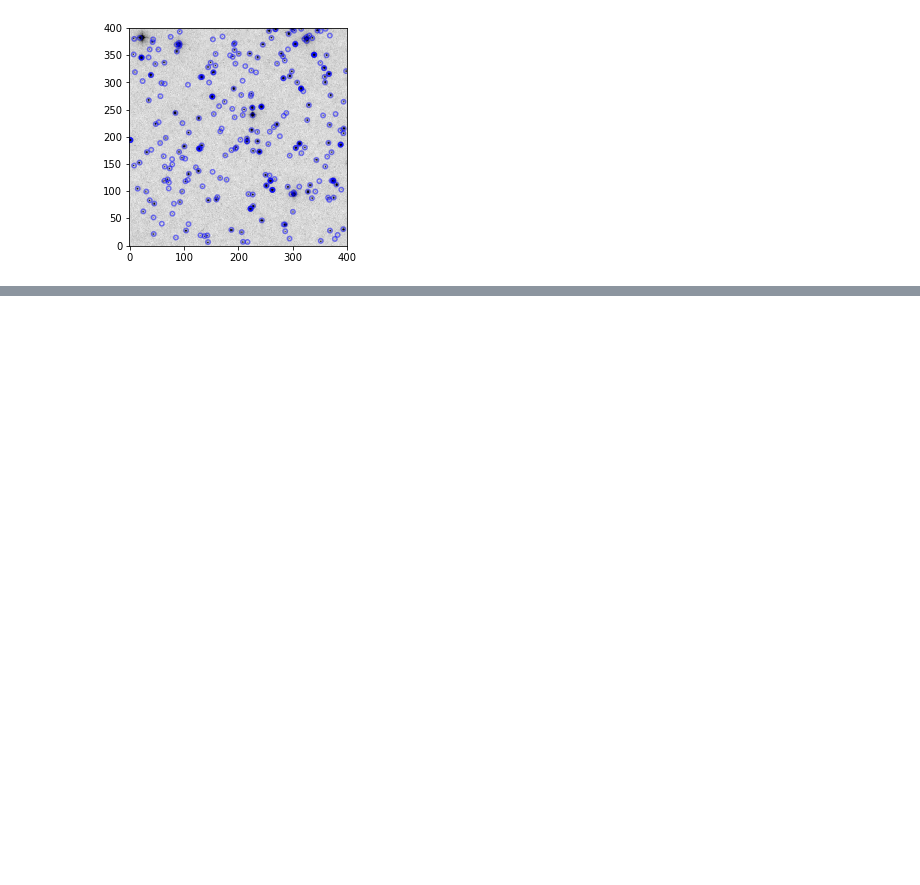
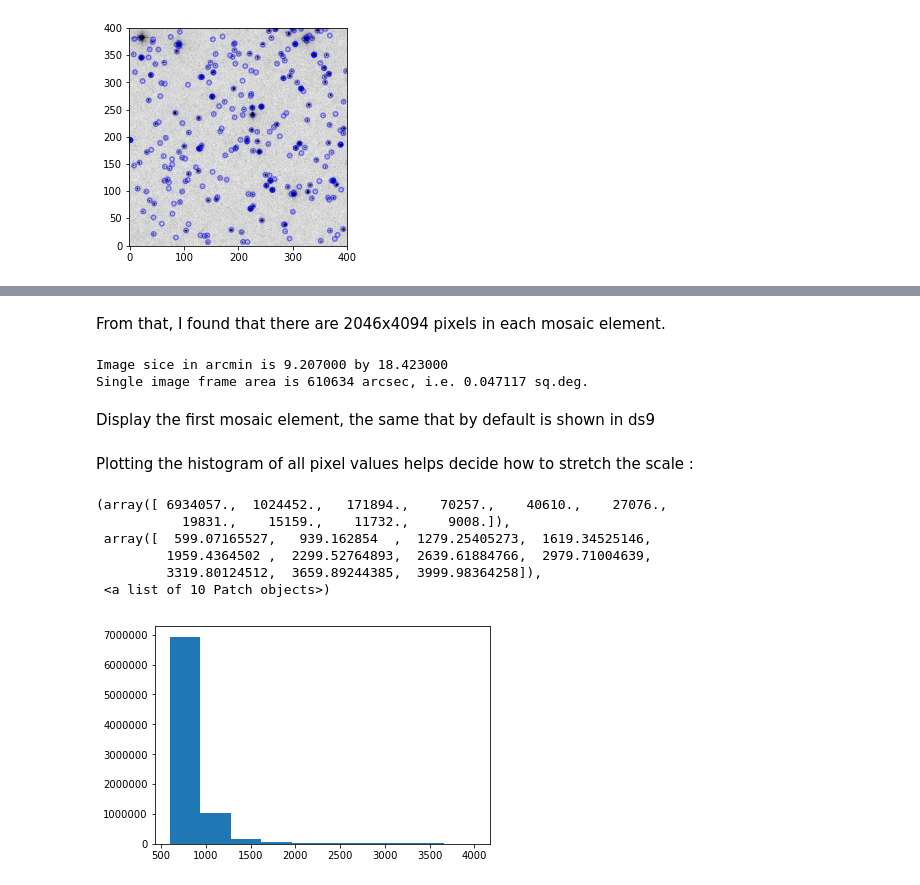
Before and after one commit to suberlak/crowded_fields, a Jupyter notebook: code/source_counting.ipynb, the cells around one changed output, grey strips where cells are left out. Cells and saved outputs as stored; diff of their text form; code cells hidden in the pictures; blank space fills up the shorter version.

```diff
--- a/code/source_counting.ipynb
+++ b/code/source_counting.ipynb
@@ -160,0 +115,17 @@ Seems wrong...
+# %% [markdown]
+From that, I found that there are  2046x4094 pixels in each mosaic element.
+# %%
+x_px_scale = hdu[0].header['PIXSCAL1']  # arcsec / pixel
+y_px_scale = hdu[0].header['PIXSCAL2']
+x_n_pixels = hdu[1].header['NAXIS1']
+y_n_pixels = hdu[1].header['NAXIS2']
+x_arcsec = x_n_pixels * x_px_scale
+y_arcsec = y_n_pixels * y_px_scale
+print('Image size in arcmin is %f by %f'%(x_arcsec / 60, y_arcsec / 60 ))
+area_size_sq_arcsec = x_arcsec * y_arcsec
+area_size_sq_deg = area_size_sq_arcsec / (3600 * 3600)
+print('Single image frame area is %d arcsec, i.e. %f sq.deg.' %(area_size_sq_arcsec,
+                                                    area_size_sq_deg ))
+# %% [output]
+Image sice in arcmin is 9.207000 by 18.423000
+Single image frame area is 610634 arcsec, i.e. 0.047117 sq.deg.
@@ -160,0 +140,15 @@ Seems wrong...
+# %% [markdown]
+Display the first mosaic element, the same that by default is shown in ds9
+# %% [markdown]
+Plotting the histogram of all pixel values helps decide how to stretch the scale :
+# %%
+px_value = image_data.flatten()
+plt.hist(px_value[px_value<4000])
+# %% [output]
+(array([ 6934057.,  1024452.,   171894.,    70257.,    40610.,    27076.,
+           19831.,    15159.,    11732.,     9008.]),
+ array([  599.07165527,   939.162854  ,  1279.25405273,  1619.34525146,
+         1959.4364502 ,  2299.52764893,  2639.61884766,  2979.71004639,
+         3319.80124512,  3659.89244385,  3999.98364258]),
+ <a list of 10 Patch objects>)
+[figure, added]
```
Also changed, not shown: parts of 34 cells of this notebook, 1 other file.
